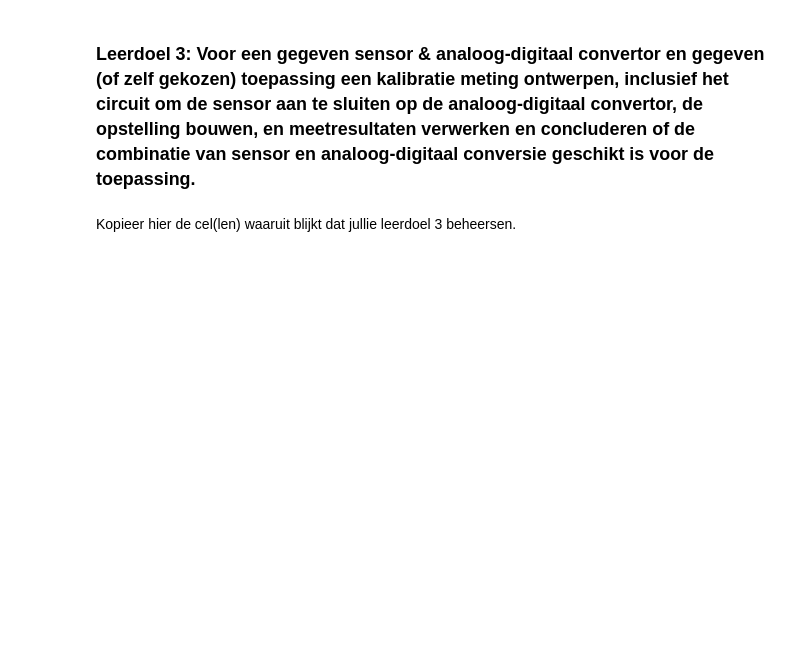
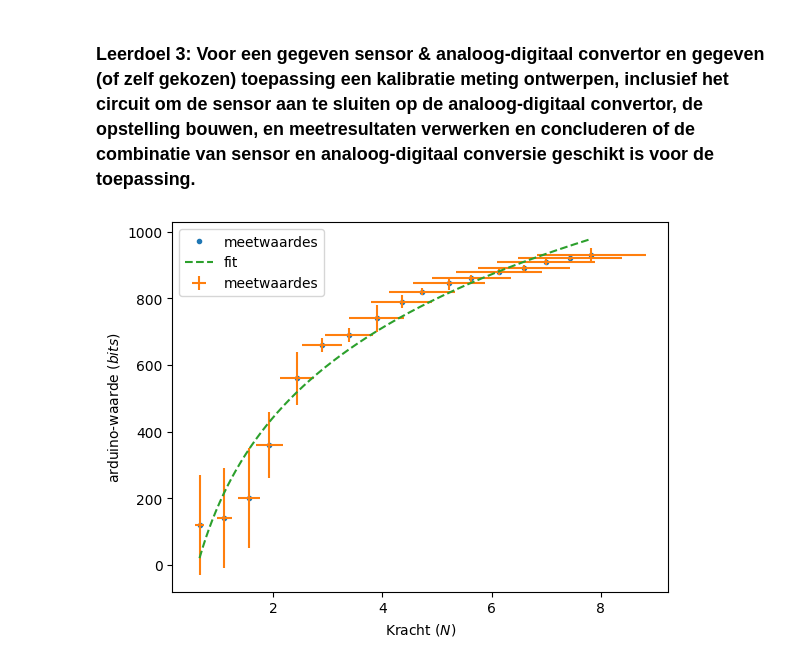
Before and after one commit to cs50202/opdrachten-DEF-D-, a Jupyter notebook: FysiekeOntwerpopdrachten/1KalibreerEenSensorDigitaalAnaloog/DEFOntwerpopdracht1KalibreerEenSensorInvulTemplate.ipynb, the cells around one changed output. Saved outputs shown, nothing was run; the diff lists cells and outputs as text; code cells hidden in the pictures; blank space fills up the shorter version.

```diff
--- a/FysiekeOntwerpopdrachten/1KalibreerEenSensorDigitaalAnaloog/DEFOntwerpopdracht1KalibreerEenSensorInvulTemplate.ipynb
+++ b/FysiekeOntwerpopdrachten/1KalibreerEenSensorDigitaalAnaloog/DEFOntwerpopdracht1KalibreerEenSensorInvulTemplate.ipynb
@@ -150,4 +190,2 @@ Kopieer hier de cel(len) waaruit blijkt dat jullie leerdoel 2 beheersen.
 # %% [markdown]
 ### Leerdoel 3: Voor een gegeven sensor & analoog-digitaal convertor en gegeven (of zelf gekozen) toepassing een kalibratie meting ontwerpen, inclusief het circuit om de sensor aan te sluiten op de analoog-digitaal convertor, de opstelling bouwen, en meetresultaten verwerken en concluderen of de combinatie van sensor en analoog-digitaal conversie geschikt is voor de toepassing.
-# %% [markdown]
-Kopieer hier de cel(len) waaruit blijkt dat jullie leerdoel 3 beheersen.
@@ -153,0 +211,33 @@ Kopieer hier de cel(len) waaruit blijkt dat jullie leerdoel 3 beheersen.
+# %%
+def fit(x, a, b, c):
+    return b*x**a + c
+
+vals, covs = curve_fit(fit, kracht, arduino)
+
+xtest = np.linspace(np.min(kracht), np.max(kracht), 500)
+ytest = fit(xtest, *vals)
+# %%
+# Errorbepaling van de kracht
+# We bepalen de error in de krachtbepaling aan de hand van de error in de massabepaling. De massa bepalen we door de lengte af te lezen van de maatbeker
+# Errorpropagation is als volgt: het verschil in de werkelijke waarde van de massa en de berekende waarde van de massa
+
+m_bepaald = (4.8 * factor)+massa_fles
+m_werkelijk = 332.4e-3 #kg
+
+u_m = np.abs(((m_werkelijk - m_bepaald)/m_werkelijk))
+u_F = u_m * kracht
+# %%
+# Plot hier de meting en fit een lijn door de metingen.
+# Maak gebruik van wat je geleerd hebt bij het practicum.
+
+plt.figure()
+plt.plot(kracht, arduino, '.', label = "meetwaardes")
+plt.errorbar(kracht, arduino, xerr = u_F, yerr = u_arduino, linestyle = 'none', label = 'meetwaardes')
+plt.plot(xtest, ytest, '--', label = 'fit')
+plt.xlabel("Kracht $(N)$")
+plt.ylabel("arduino-waarde $(bits)$")
+plt.legend()
+plt.savefig("Grafiek", dpi = 450)
+plt.show()
+# %% [output]
+[figure, added]
```
Also changed, not shown: parts of 24 cells of this notebook, 4 other files.
